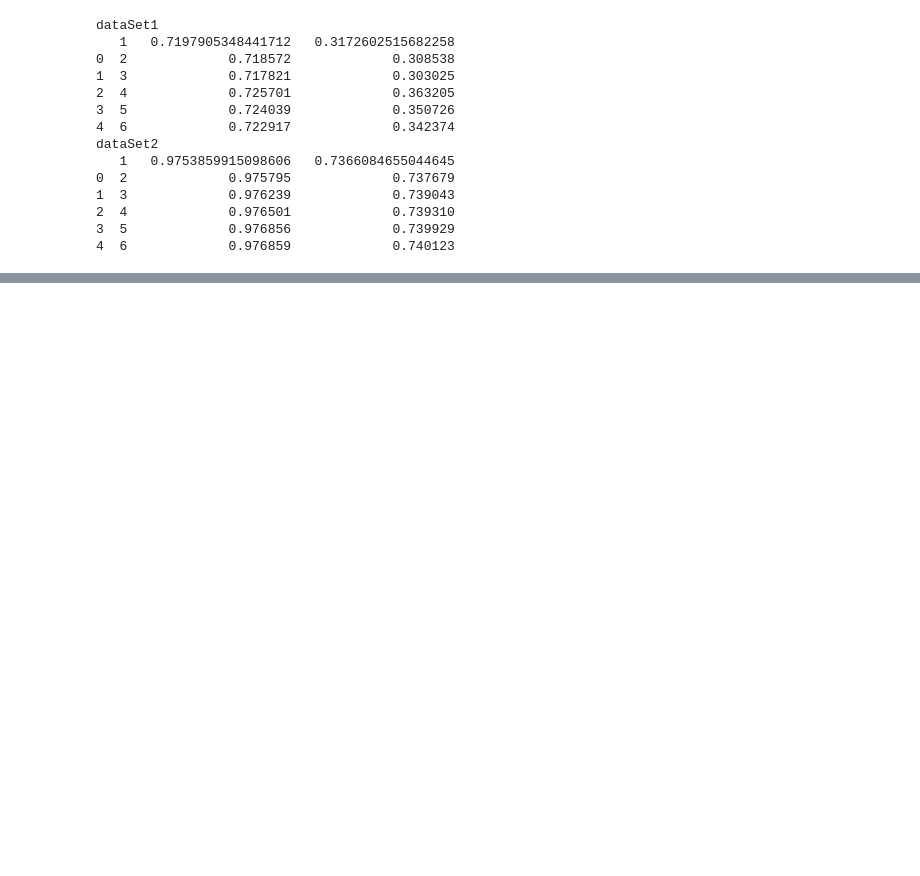
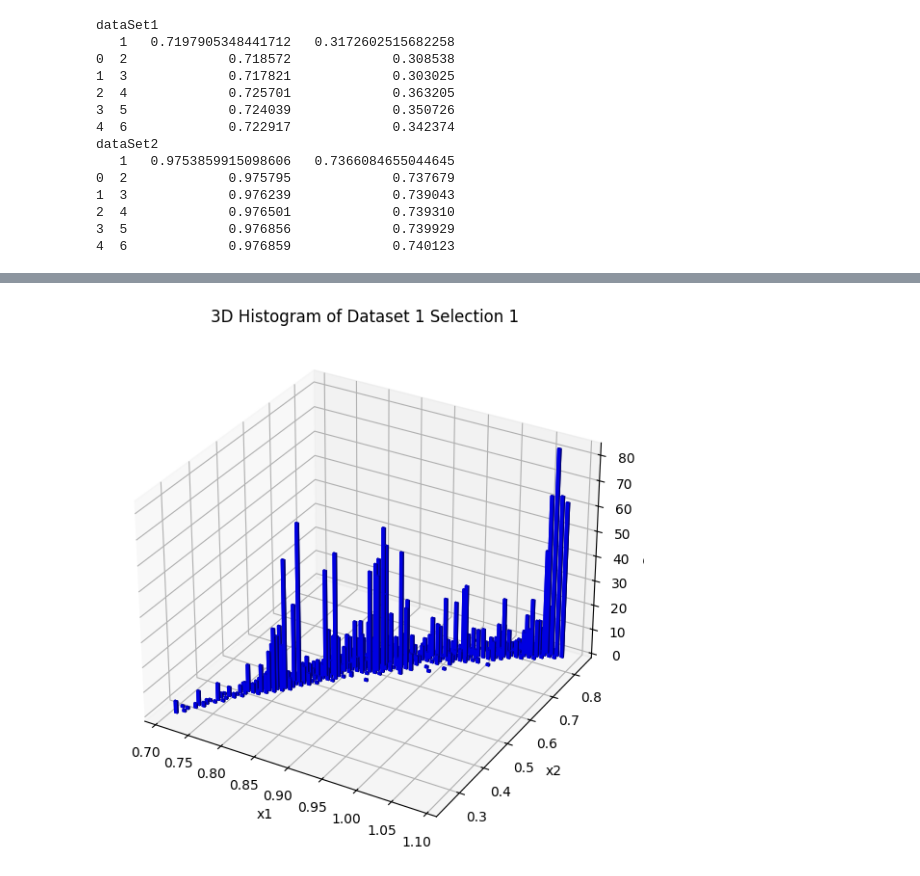
Before and after one commit to emoskedy/TAMU-Datathon-2024, a Jupyter notebook: bakerhughes.ipynb, the cells around one changed output, grey strips where cells are left out. Cells and saved outputs as stored; diff of their text form; code cells hidden in the pictures; blank space fills up the shorter version.

```diff
--- a/bakerhughes.ipynb
+++ b/bakerhughes.ipynb
@@ -1,6 +1,8 @@
 # %%
 import pandas as pd
 import os
+import scipy
+import numpy as np
 
 path = './datasets/'
 
@@ -10,8 +12,8 @@ if os.path.exists(path):
 
     # Load each CSV file into a dictionary of dataframes
     #dataframes = {file: pd.read_csv(os.path.join(path, file)) for file in csv_files}
-    dataSet1 = pd.read_csv(path+'/data_set_1.csv')
-    dataSet2 = pd.read_csv(path+'/data_set_2.csv')
+    dataSet1 = pd.read_csv(path+'/data_set_1.csv', header = 0)
+    dataSet2 = pd.read_csv(path+'/data_set_2.csv', header = 0)
 
     # print first 5 lines
     print("dataSet1")
@@ -72,7 +55,0 @@ GaussianMixture(n_components=100, random_state=0)
-# %%
-total_sample_size = 2500
-num_clusters = dataSet1['Cluster'].nunique()
-sample_size_per_cluster = total_sample_size // num_clusters
-
-# Sample equally from each cluster
-sampled_df = dataSet1.groupby('Cluster').apply(lambda x: x.sample(sample_size_per_cluster)).reset_index(drop=True)
@@ -101,0 +107,40 @@ sampled_df2 = sampled_df2.sample(n=total_sample_size)
+# %%
+from mpl_toolkits.mplot3d import Axes3D
+fig = plt.figure(figsize=(10, 7))
+ax = fig.add_subplot(111, projection='3d')
+
+bins = 50
+# Plot the 3D histogram
+hist, xedges, yedges = np.histogram2d(sample_sel1.iloc[:, 1], sample_sel1.iloc[:, 2], bins=bins)
+
+# Construct a meshgrid for the x and y coordinates
+xpos, ypos = np.meshgrid(xedges[:-1] , yedges[:-1])
+xpos = xpos.flatten()
+ypos = ypos.flatten()
+zpos = np.zeros_like(xpos)
+
+# The dimensions of the bars
+dx = dy = 0.005 * np.ones_like(zpos)
+dz = hist.flatten()
+
+nonzero_indices = dz > 0
+xpos = xpos[nonzero_indices]
+ypos = ypos[nonzero_indices]
+zpos = zpos[nonzero_indices]
+dx = dx[nonzero_indices]
+dy = dy[nonzero_indices]
+dz = dz[nonzero_indices]
+
+# Plot the bars
+ax.bar3d(xpos, ypos, zpos, dx, dy, dz, color='b', zsort='average')
+
+# Labels and title
+ax.set_xlabel('x1')
+ax.set_ylabel('x2')
+ax.set_zlabel('Count')
+ax.set_title('3D Histogram of Dataset 1 Selection 1')
+
+# Show the plot
+plt.show()
+# %% [output]
+[figure, added]
```
Also changed, not shown: parts of 21 cells of this notebook.
